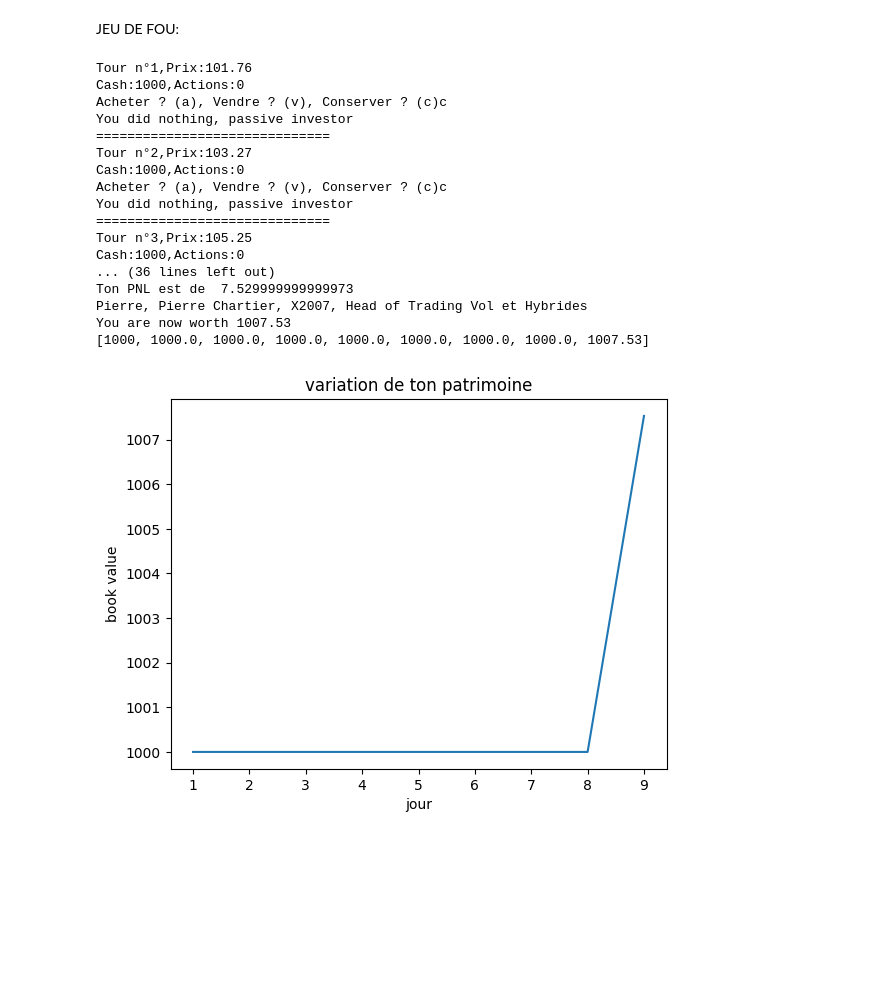
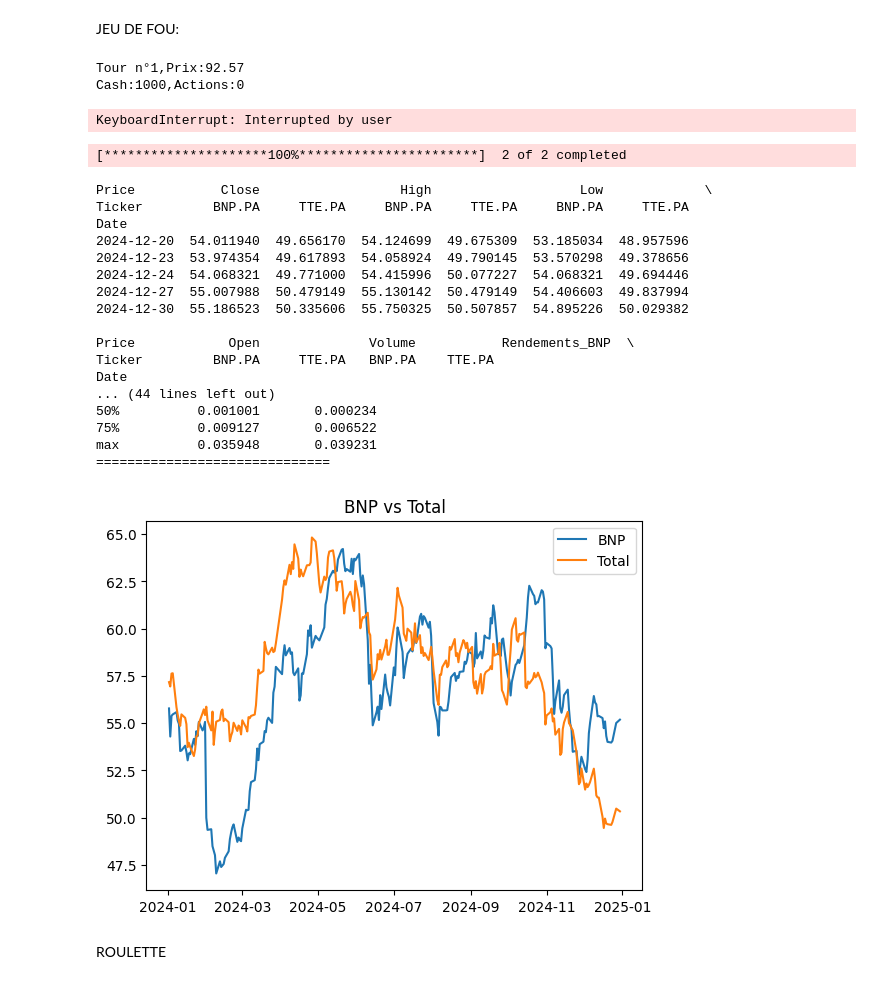
Before and after one commit to fef40/bsm_greeks, a Jupyter notebook: Entrainement.ipynb, the cells around one changed output. Drawn from its saved outputs; the diff is of its cells as text; code cells hidden in the pictures; blank space fills up the shorter version.

```diff
--- a/Entrainement.ipynb
+++ b/Entrainement.ipynb
@@ -303,26 +307,50 @@ print(net_worth)
 jours=list(range(1, len(net_worth)+1))
 
 plt.plot(jours,net_worth)
-plt.title("variation de ton patrimoine")
+plt.title("Variation de ton patrimoine")
 plt.xlabel("jour")
 plt.ylabel("book value")
 plt.show()
 # %% [output]
-Tour n°1,Prix:101.76
+Tour n°1,Prix:92.57
 Cash:1000,Actions:0
-Acheter ? (a), Vendre ? (v), Conserver ? (c)c
-You did nothing, passive investor
-==============================
-Tour n°2,Prix:103.27
-Cash:1000,Actions:0
-Acheter ? (a), Vendre ? (v), Conserver ? (c)c
-You did nothing, passive investor
-==============================
-Tour n°3,Prix:105.25
-Cash:1000,Actions:0
-... (36 lines left out)
-Ton PNL est de  7.529999999999973
-Pierre, Pierre Chartier, X2007, Head of Trading Vol et Hybrides
-You are now worth 1007.53
-[1000, 1000.0, 1000.0, 1000.0, 1000.0, 1000.0, 1000.0, 1000.0, 1007.53]
-[figure, removed]
+KeyboardInterrupt: Interrupted by user
+# %%
+import yfinance as yf
+import matplotlib.pyplot as plt
+
+df=yf.download(["BNP.PA","TTE.PA"],start="2024-01-01",end="2024-12-31")
+#print(df.head())
+df["Rendements_BNP"]=df["Close","BNP.PA"].pct_change()
+df["Rendements_TTE"]=df["Close","TTE.PA"].pct_change()
+print(df.tail())
+print("="*30)
+print(df.describe())
+print("="*30)
+plt.plot(df.index,df["Close"]["BNP.PA"], label="BNP")
+plt.plot(df.index,df["Close"]["TTE.PA"], label="Total")
+plt.title("BNP vs Total")
+plt.legend()
+plt.show()
+# %% [output]
+[*********************100%***********************]  2 of 2 completed
+Price           Close                  High                   Low             \
+Ticker         BNP.PA     TTE.PA     BNP.PA     TTE.PA     BNP.PA     TTE.PA
+Date
+2024-12-20  54.011940  49.656170  54.124699  49.675309  53.185034  48.957596
+2024-12-23  53.974354  49.617893  54.058924  49.790145  53.570298  49.378656
+2024-12-24  54.068321  49.771000  54.415996  50.077227  54.068321  49.694446
+2024-12-27  55.007988  50.479149  55.130142  50.479149  54.406603  49.837994
+2024-12-30  55.186523  50.335606  55.750325  50.507857  54.895226  50.029382
+
+Price            Open              Volume           Rendements_BNP  \
+Ticker         BNP.PA     TTE.PA   BNP.PA    TTE.PA
+Date
+... (44 lines left out)
+50%          0.001001       0.000234
+75%          0.009127       0.006522
+max          0.035948       0.039231
+==============================
+[figure, added]
+# %% [markdown]
+ROULETTE
```
Also changed, not shown: parts of 5 cells of this notebook.
